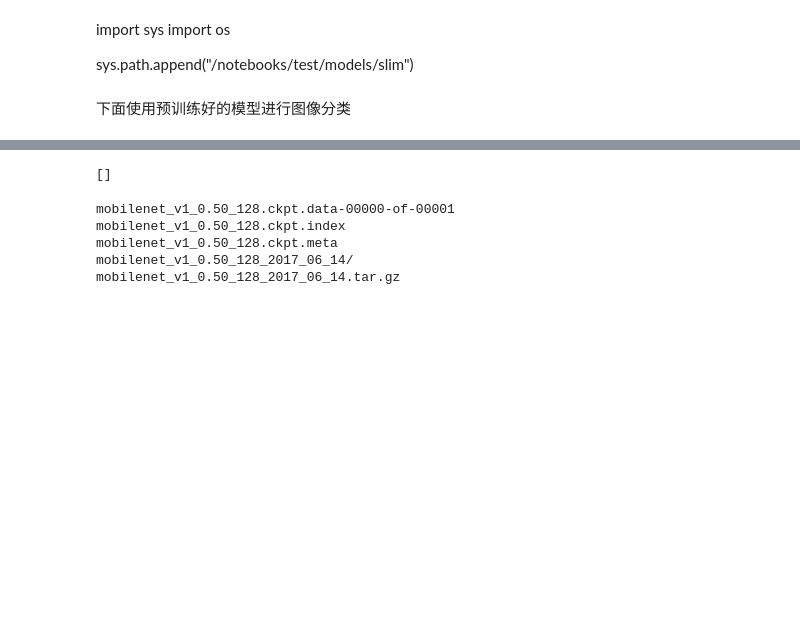
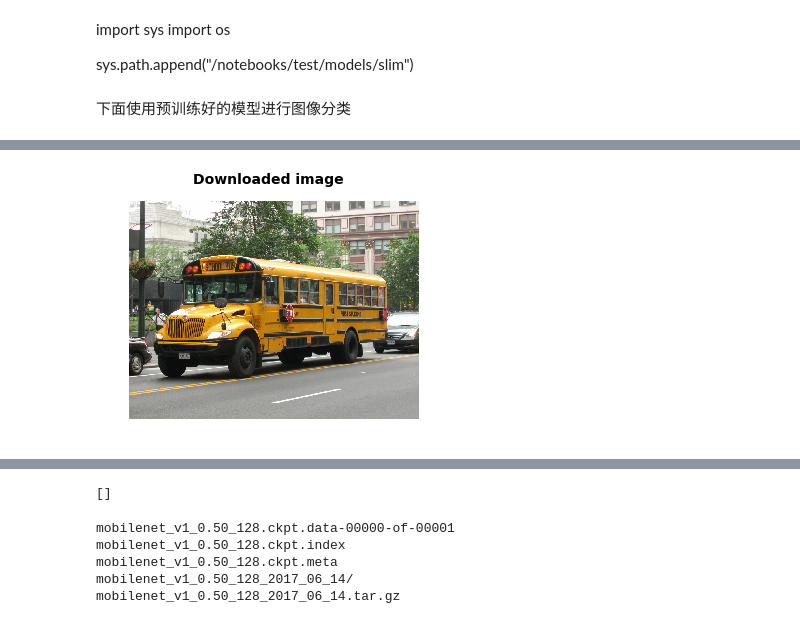
Before and after one commit to DragonFive/deep-learning-exercise, a Jupyter notebook: imageClassification.ipynb, the cells around one changed output, grey strips where cells are left out. Saved outputs shown, nothing was run; the diff lists cells and outputs as text; code cells hidden in the pictures; blank space fills up the shorter version.

Commit message:
tensorflow调用vgg

```diff
--- a/imageClassification.ipynb
+++ b/imageClassification.ipynb
@@ -46,15 +67,15 @@ from nets import mobilenet_v1
 
 from preprocessing import vgg_preprocessing
 
-checkpoints_dir = '/notebooks/test/checkpoints/'
-
+#checkpoints_dir = '/notebooks/test/checkpoints/'
+checkpoints_dir = '/root/code/tensorflow/checkpoints/'
 slim = tf.contrib.slim
 
 # We need default size of image for a particular network.
 # The network was trained on images of that size -- so we
 # resize input image later in the code.
 image_size = vgg.vgg_16.default_image_size
-
+#image_size = mobilenet_v1.mobilenet_v1.default_image_size
 
 with tf.Graph().as_default():
 
@@ -72,10 +93,13 @@ with tf.Graph().as_default():
     # The crop will be of the size of the default image size of
     # the network.
     processed_image = vgg_preprocessing.preprocess_image(image,
-                                                         image_size,
-                                                         image_size,
-                                                         is_training=False)
-
+                                                        image_size,
+                                                        image_size,
+                                                        is_training=False)
+#     processed_image = mobilenet_preprocessing.preprocess_image(image,
+#                                                          image_size,
+#                                                          image_size,
+#                                                          is_training=False)
     # Networks accept images in batches.
     # The first dimension usually represents the batch size.
     # In our case the batch size is one.
@@ -89,7 +113,10 @@ with tf.Graph().as_default():
         logits, _ = vgg.vgg_16(processed_images,
                                num_classes=1000,
                                is_training=False)
-
+#     with slim.arg_scope(mobilenet_v1.mobilenet_v1_arg_scope):
+#         logits, _ = mobilenet_v1.mobilenet_v1(processed_images,
+#                                num_classes=1000,
+#                                is_training=False)
     # In order to get probabilities we apply softmax on the output.
     probabilities = tf.nn.softmax(logits)
 
@@ -100,22 +127,49 @@ with tf.Graph().as_default():
 #         os.path.join(checkpoints_dir, 'mobilenet_v1_0.50_128.ckpt.meta'),
 #         slim.get_model_variables('mobilenet_v1_0.50_128'))
 
+# with tf.Session() as sess:
+#     saver = tf.train.import_meta_graph('models/my-model.meta')
+#     saver.restore(sess, tf.train.latest_checkpoint('models/'))
+#     outputTensors = sess.run(outputOps, feed_dict=feedDict)
+
+    init_fn = slim.assign_from_checkpoint_fn(
+        os.path.join(checkpoints_dir, 'vgg_16.ckpt'),
+        slim.get_model_variables('vgg_16'))
+
+    with tf.Session() as sess:
+        init_fn(sess)
+        np_image, probabilities = sess.run([image, probabilities])
+        probabilities = probabilities[0, 0:]
+        sorted_inds = [i[0] for i in sorted(enumerate(-probabilities), key=lambda x:x[1])]
+
+#     plt.figure()
+#     plt.imshow(np_image.astype(np.uint8))
+#     plt.axis('off')
+#     plt.show()
+
+#     names = imagenet.create_readable_names_for_imagenet_labels()
+#     for i in range(5):
+#         index = sorted_inds[i]
+#         print('Probability %0.2f%% => [%s]' % (probabilities[index] * 100, names[index]))
+
+
+
     #with tf.Session() as sess:
-    with tf.Session(config=tf.ConfigProto(allow_soft_placement=True)) as sess:
-        # Load weights
-        #init_fn(sess)
-        saver = tf.train.import_meta_graph("/notebooks/test/checkpoints/mobilenet_v1_1.0_224_2017_06_14/mobilenet_v1_1.0_224.ckpt.meta")
-        saver.restore(sess, "/notebooks/test/checkpoints/mobilenet_v1_1.0_224_2017_06_14/mobilenet_v1_1.0_224.ckpt.ckpt")
+#     with tf.Session(config=tf.ConfigProto(allow_soft_placement=True)) as sess:
+#         # Load weights
+#         #init_fn(sess)
+#         saver = tf.train.import_meta_graph(checkpoints_dir+"mobilenet_v1_1.0_224.ckpt.meta")
+#         saver.restore(sess, tf.train.latest_checkpoint(checkpoints_dir))
 
-        # We want to get predictions, image as numpy matrix
-        # and resized and cropped piece that is actually
-        # being fed to the network.
-        np_image, network_input, probabilities = sess.run([image,
-                                                           processed_image,
-                                                           probabilities])
-        probabilities = probabilities[0, 0:]
-        sorted_inds = [i[0] for i in sorted(enumerate(-probabilities),
-                                            key=lambda x:x[1])]
+#         # We want to get predictions, image as numpy matrix
+#         # and resized and cropped piece that is actually
+#         # being fed to the network.
+#         np_image, network_input, probabilities = sess.run([image,
+#                                                            processed_image,
+#                                                            probabilities])
+#         probabilities = probabilities[0, 0:]
+#         sorted_inds = [i[0] for i in sorted(enumerate(-probabilities),
+#                                             key=lambda x:x[1])]
 
     # Show the downloaded image
     plt.figure()
@@ -129,11 +183,11 @@ with tf.Graph().as_default():
     # cropped. After that, the mean pixel value was subtracted from
     # each pixel of that crop. We normalize the image to be between [-1, 1]
     # to show the image.
-    plt.imshow( network_input / (network_input.max() - network_input.min()) )
-    plt.suptitle("Resized, Cropped and Mean-Centered input to the network",
-                 fontsize=14, fontweight='bold')
-    plt.axis('off')
-    plt.show()
+#     plt.imshow( network_input / (network_input.max() - network_input.min()) )
+#     plt.suptitle("Resized, Cropped and Mean-Centered input to the network",
+#                  fontsize=14, fontweight='bold')
+#     plt.axis('off')
+#     plt.show()
 
     names = imagenet.create_readable_names_for_imagenet_labels()
     for i in range(5):
@@ -150,0 +205 @@ ValueError: No op named SSTableReaderV2 in defined operations.
+[figure, added]
```
Also changed, not shown: parts of 2 cells of this notebook.
